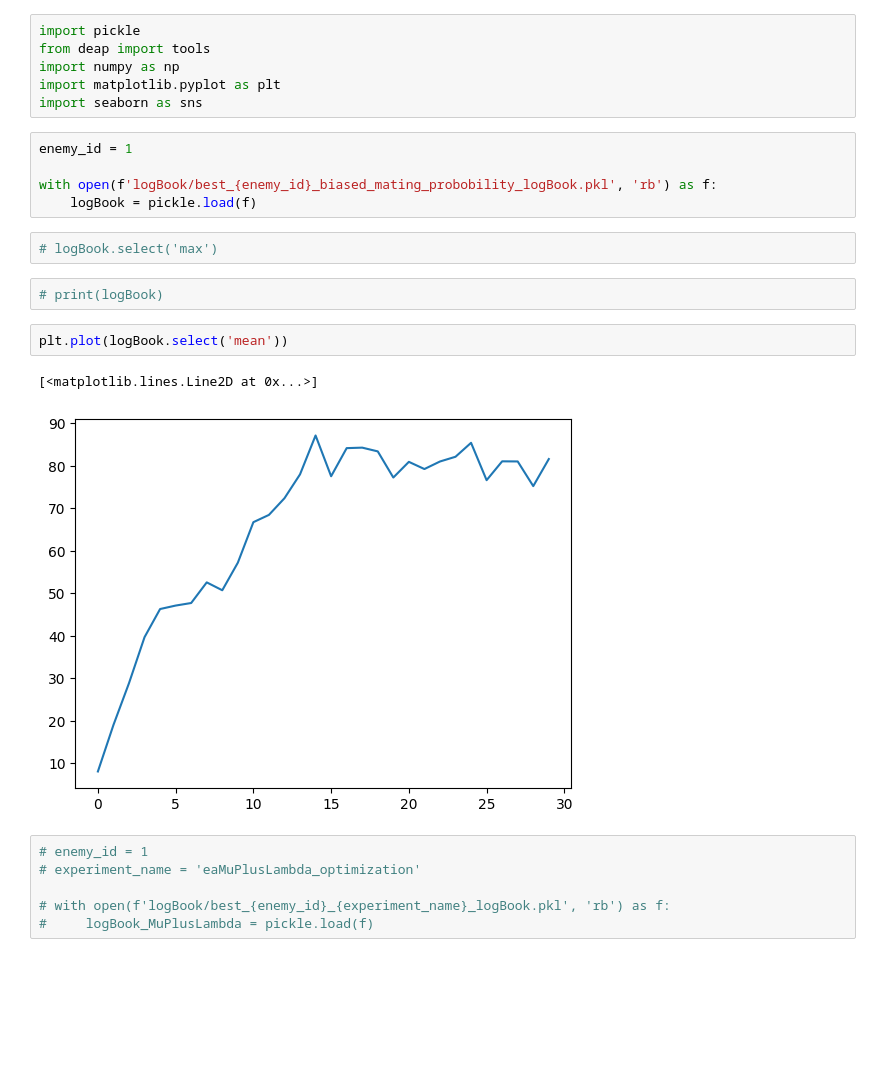
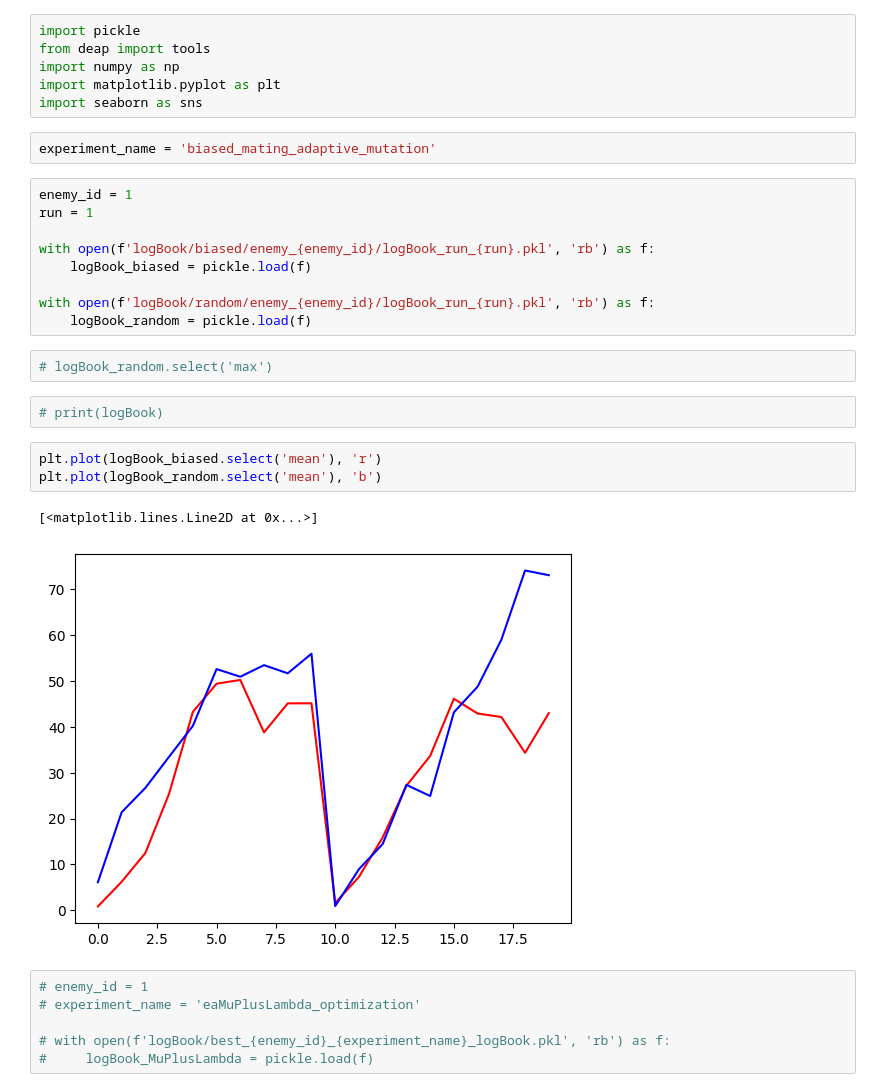
Before and after one commit to sanderbroos/EvolutionaryComputing, a Jupyter notebook: Experiments_statistics.ipynb, the cells around one changed output. Saved outputs shown, nothing was run; the diff lists cells and outputs as text; blank space fills up the shorter version.

Commit message:
experiment settings added

```diff
--- a/Experiments_statistics.ipynb
+++ b/Experiments_statistics.ipynb
@@ -4,20 +4,27 @@ from deap import tools
 import numpy as np
 import matplotlib.pyplot as plt
 import seaborn as sns
+# %%
+experiment_name = 'biased_mating_adaptive_mutation'
 # %%
 enemy_id = 1
+run = 1
 
-with open(f'logBook/best_{enemy_id}_biased_mating_probobility_logBook.pkl', 'rb') as f:
-    logBook = pickle.load(f)
+with open(f'logBook/biased/enemy_{enemy_id}/logBook_run_{run}.pkl', 'rb') as f:
+    logBook_biased = pickle.load(f)
+
+with open(f'logBook/random/enemy_{enemy_id}/logBook_run_{run}.pkl', 'rb') as f:
+    logBook_random = pickle.load(f)
 # %%
-# logBook.select('max')
+# logBook_random.select('max')
 # %%
 # print(logBook)
 # %%
-plt.plot(logBook.select('mean'))
+plt.plot(logBook_biased.select('mean'), 'r')
+plt.plot(logBook_random.select('mean'), 'b')
 # %% [output]
 [<matplotlib.lines.Line2D at 0x...>]
-[figure, old version]
+[figure, new version]
 # %%
 # enemy_id = 1
 # experiment_name = 'eaMuPlusLambda_optimization'
```
Also changed, not shown: 19 other files.
